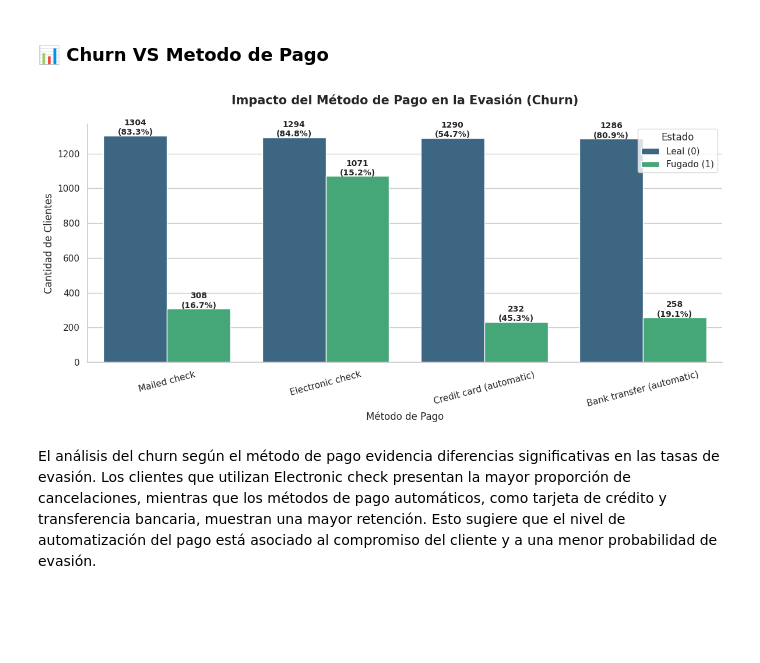
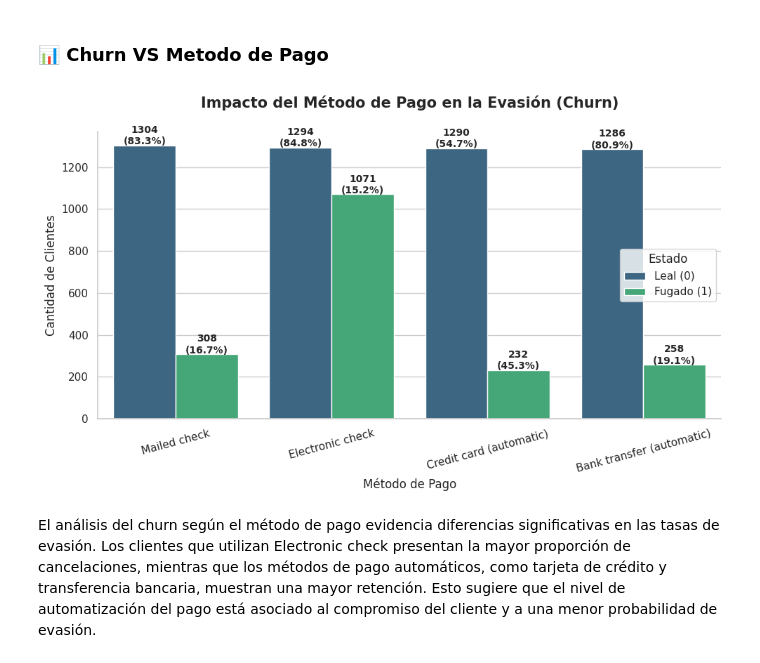
Before and after one commit to DaniGa-Mo/Challenge_TelecomX, a Jupyter notebook: TelecomX_LATAM.ipynb, the cells around one changed output. Saved outputs shown, nothing was run; the diff lists cells and outputs as text; code cells hidden in the pictures; blank space fills up the shorter version.

```diff
--- a/TelecomX_LATAM.ipynb
+++ b/TelecomX_LATAM.ipynb
@@ -605,7 +610,7 @@ stats_pago = df_normalizado.groupby('account.PaymentMethod')['Churn'].value_coun
 
 # 2. Configuración estética
 sns.set_theme(style="whitegrid")
-plt.figure(figsize=(12, 6))
+plt.figure(figsize=(10, 6))
 
 # 3. Gráfico principal (Ajustado para evitar el Warning)
 ax = sns.countplot(
@@ -615,35 +620,35 @@ ax = sns.countplot(
     palette='viridis'
 )
 
 # 4. Agregar etiquetas de cantidad y porcentaje sobre las barras
 for i, p in enumerate(ax.patches):
     height = p.get_height()
     if height > 0:
         # Lógica para encontrar el porcentaje correcto
         # Las primeras N barras son Churn=0, las siguientes N son Churn=1
         n_categories = len(stats_pago.index)
         cat_idx = i % n_categories
         churn_type = 1 if i >= n_categories else 0
         percentage = stats_pago.iloc[cat_idx, churn_type]
 
         ax.text(p.get_x() + p.get_width()/2., height + 5,
                 f'{int(height)}\n({percentage:.1f}%)',
                 ha="center", fontsize=10, fontweight='bold')
 
 # 5. Personalización
 plt.title('Impacto del Método de Pago en la Evasión (Churn)', fontsize=15, pad=25, fontweight='bold')
 plt.xlabel('Método de Pago', fontsize=12)
 plt.ylabel('Cantidad de Clientes', fontsize=12)
 plt.legend(title='Estado', labels=['Leal (0)', 'Fugado (1)'])
 
 # Rotamos las etiquetas del eje X si son muy largas
 plt.xticks(rotation=15)
 sns.despine()
 plt.tight_layout()
-
+plt.savefig("churn_vs_metodo_pago.png", bbox_inches="tight")
 plt.show()
 # %% [output]
-[figure, old version]
+[figure, new version]
 # %% [markdown]
 El análisis del churn según el método de pago evidencia diferencias significativas en las tasas de evasión. Los clientes que utilizan Electronic check presentan la mayor proporción de cancelaciones, mientras que los métodos de pago automáticos, como tarjeta de crédito y transferencia bancaria, muestran una mayor retención. Esto sugiere que el nivel de automatización del pago está asociado al compromiso del cliente y a una menor probabilidad de evasión.
 # %% [markdown]
```
Also changed, not shown: parts of 19 cells of this notebook.
